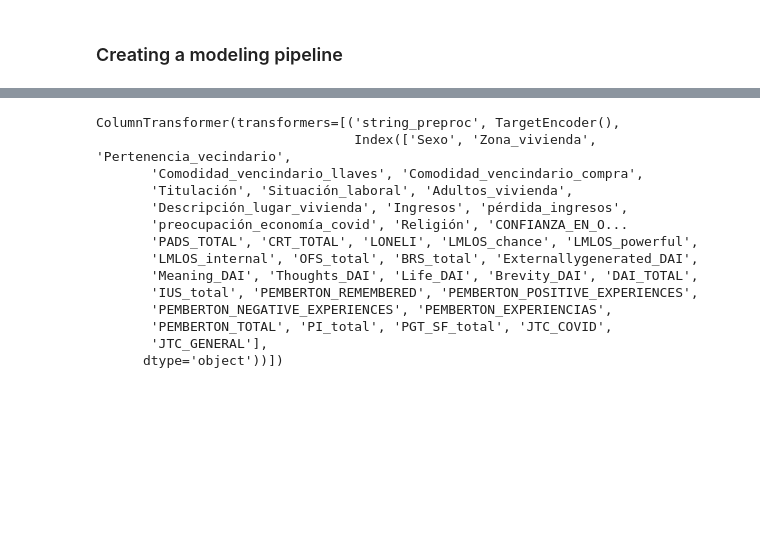
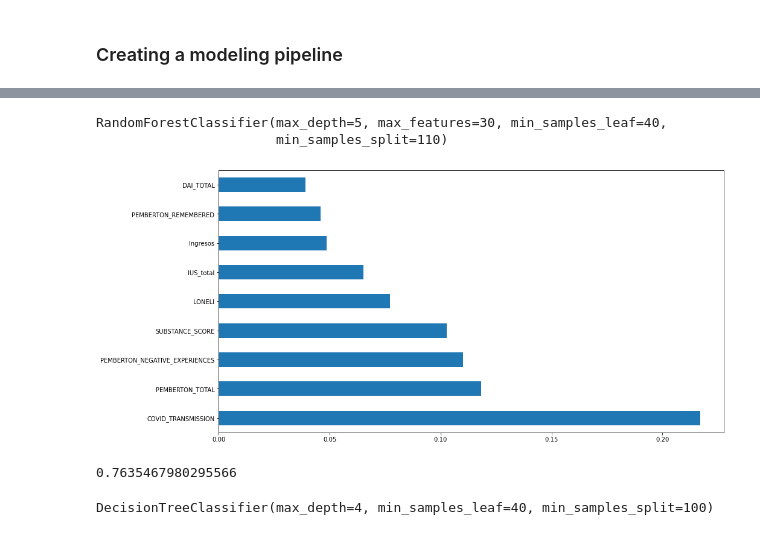
Before and after one commit to IgnacioJdelRey/resilience-study, a Jupyter notebook: 02_modeling.ipynb, the cells around one changed output, grey strips where cells are left out. Cells and saved outputs as stored; diff of their text form; code cells hidden in the pictures; blank space fills up the shorter version.

Commit message:
modeling notebook update

```diff
--- a/02_modeling.ipynb
+++ b/02_modeling.ipynb
@@ -236,17 +268,11 @@ print(cm)
-# %%
-print(pipeline[0])
-# %% [output]
-ColumnTransformer(transformers=[('string_preproc', TargetEncoder(),
-                                 Index(['Sexo', 'Zona_vivienda', 'Pertenencia_vecindario',
-       'Comodidad_vencindario_llaves', 'Comodidad_vencindario_compra',
-       'Titulación', 'Situación_laboral', 'Adultos_vivienda',
-       'Descripción_lugar_vivienda', 'Ingresos', 'pérdida_ingresos',
-       'preocupación_economía_covid', 'Religión', 'CONFIANZA_EN_O...
-       'PADS_TOTAL', 'CRT_TOTAL', 'LONELI', 'LMLOS_chance', 'LMLOS_powerful',
-       'LMLOS_internal', 'OFS_total', 'BRS_total', 'Externallygenerated_DAI',
-       'Meaning_DAI', 'Thoughts_DAI', 'Life_DAI', 'Brevity_DAI', 'DAI_TOTAL',
-       'IUS_total', 'PEMBERTON_REMEMBERED', 'PEMBERTON_POSITIVE_EXPERIENCES',
-       'PEMBERTON_NEGATIVE_EXPERIENCES', 'PEMBERTON_EXPERIENCIAS',
-       'PEMBERTON_TOTAL', 'PI_total', 'PGT_SF_total', 'JTC_COVID',
-       'JTC_GENERAL'],
-      dtype='object'))])
+# %%
+pipeline.steps[1][1]
+# %% [output]
+RandomForestClassifier(max_depth=5, max_features=30, min_samples_leaf=40,
+                       min_samples_split=110)
+# %%
+columns_importance = pd.Series(pipeline.steps[1][1].feature_importances_, index=features.columns)
+fig = plt.figure(figsize = (15, 8))
+columns_importance.nlargest(9).plot(kind = 'barh');
+# %% [output]
+[figure, added]
@@ -253 +283,13 @@ ColumnTransformer(transformers=[('string_preproc', TargetEncoder(),
+# %%
+#load the model from disk
+filename = './DecisionTreeClassifier_model.sav'
+loaded_model = pickle.load(open(filename, 'rb'))
+result = loaded_model.score(X_test, y_test)
+print(result)
+# %% [output]
+0.7635467980295566
+# %%
+loaded_model.steps[1][1]
+# %% [output]
+DecisionTreeClassifier(max_depth=4, min_samples_leaf=40, min_samples_split=100)
 # %%
```
Also changed, not shown: parts of 7 cells of this notebook.
